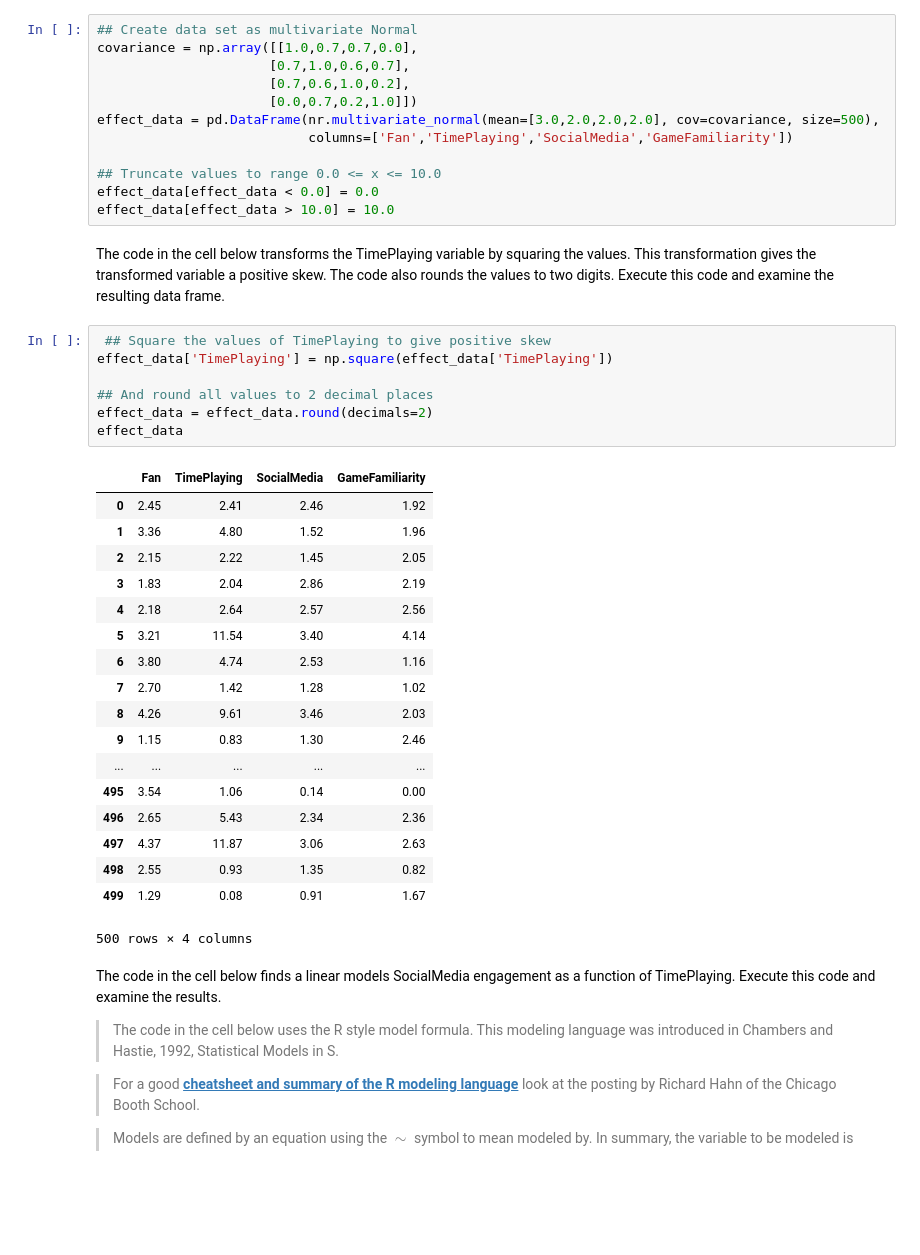
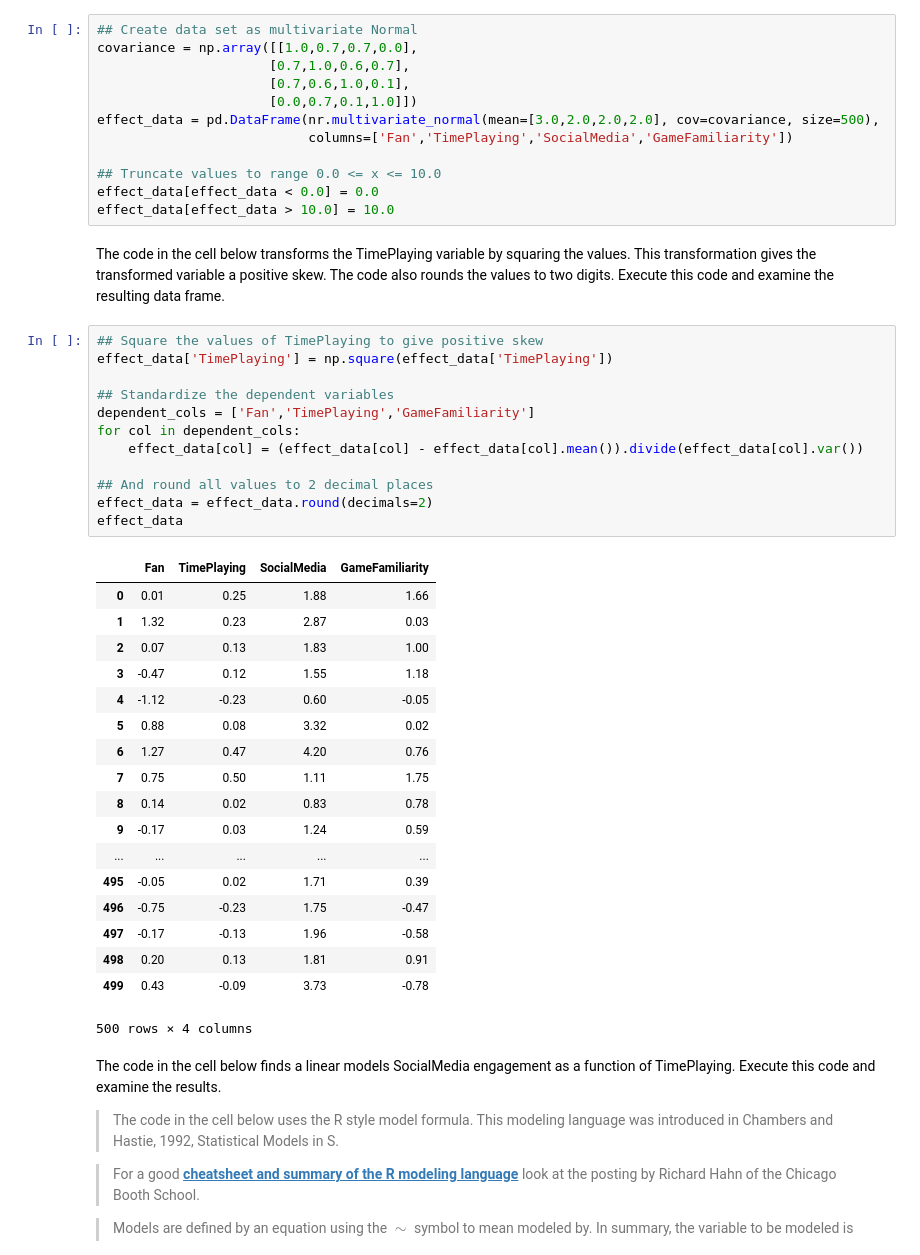
Before and after one commit to StephenElston/StatisticalMethodsForDataScience, a Jupyter notebook: ThinkingLikeAScientist/SocialMediaExample.ipynb, the cells around one changed output. Drawn from its saved outputs; the diff is of its cells as text; blank space fills up the shorter version.

```diff
--- a/ThinkingLikeAScientist/SocialMediaExample.ipynb
+++ b/ThinkingLikeAScientist/SocialMediaExample.ipynb
@@ -22,8 +22,8 @@ The code in the cell below generates synthetic data with characteristics of game
 ## Create data set as multivariate Normal
 covariance = np.array([[1.0,0.7,0.7,0.0],
                       [0.7,1.0,0.6,0.7],
-                      [0.7,0.6,1.0,0.2],
-                      [0.0,0.7,0.2,1.0]])
+                      [0.7,0.6,1.0,0.1],
+                      [0.0,0.7,0.1,1.0]])
 effect_data = pd.DataFrame(nr.multivariate_normal(mean=[3.0,2.0,2.0,2.0], cov=covariance, size=500),
                            columns=['Fan','TimePlaying','SocialMedia','GameFamiliarity'])
 
@@ -33,30 +33,35 @@ effect_data[effect_data > 10.0] = 10.0
 # %% [markdown]
 The code in the cell below transforms the TimePlaying variable by squaring the values. This transformation gives the transformed variable a positive skew. The code also rounds the values to two digits. Execute this code and examine the resulting data frame.
 # %%
- ## Square the values of TimePlaying to give positive skew
+## Square the values of TimePlaying to give positive skew
 effect_data['TimePlaying'] = np.square(effect_data['TimePlaying'])
+
+## Standardize the dependent variables
+dependent_cols = ['Fan','TimePlaying','GameFamiliarity']
+for col in dependent_cols:
+    effect_data[col] = (effect_data[col] - effect_data[col].mean()).divide(effect_data[col].var())
 
 ## And round all values to 2 decimal places
 effect_data = effect_data.round(decimals=2)
 effect_data
 # %% [output]
 |  | Fan | TimePlaying | SocialMedia | GameFamiliarity |
-| 0 | 2.45 | 2.41 | 2.46 | 1.92 |
-| 1 | 3.36 | 4.80 | 1.52 | 1.96 |
-| 2 | 2.15 | 2.22 | 1.45 | 2.05 |
-| 3 | 1.83 | 2.04 | 2.86 | 2.19 |
-| 4 | 2.18 | 2.64 | 2.57 | 2.56 |
-| 5 | 3.21 | 11.54 | 3.40 | 4.14 |
-| 6 | 3.80 | 4.74 | 2.53 | 1.16 |
-| 7 | 2.70 | 1.42 | 1.28 | 1.02 |
-| 8 | 4.26 | 9.61 | 3.46 | 2.03 |
-| 9 | 1.15 | 0.83 | 1.30 | 2.46 |
+| 0 | 0.01 | 0.25 | 1.88 | 1.66 |
+| 1 | 1.32 | 0.23 | 2.87 | 0.03 |
+| 2 | 0.07 | 0.13 | 1.83 | 1.00 |
+| 3 | -0.47 | 0.12 | 1.55 | 1.18 |
+| 4 | -1.12 | -0.23 | 0.60 | -0.05 |
+| 5 | 0.88 | 0.08 | 3.32 | 0.02 |
+| 6 | 1.27 | 0.47 | 4.20 | 0.76 |
+| 7 | 0.75 | 0.50 | 1.11 | 1.75 |
+| 8 | 0.14 | 0.02 | 0.83 | 0.78 |
+| 9 | -0.17 | 0.03 | 1.24 | 0.59 |
 | ... | ... | ... | ... | ... |
-| 495 | 3.54 | 1.06 | 0.14 | 0.00 |
-| 496 | 2.65 | 5.43 | 2.34 | 2.36 |
-| 497 | 4.37 | 11.87 | 3.06 | 2.63 |
-| 498 | 2.55 | 0.93 | 1.35 | 0.82 |
-| 499 | 1.29 | 0.08 | 0.91 | 1.67 |
+| 495 | -0.05 | 0.02 | 1.71 | 0.39 |
+| 496 | -0.75 | -0.23 | 1.75 | -0.47 |
+| 497 | -0.17 | -0.13 | 1.96 | -0.58 |
+| 498 | 0.20 | 0.13 | 1.81 | 0.91 |
+| 499 | 0.43 | -0.09 | 3.73 | -0.78 |
 500 rows × 4 columns
 # %% [markdown]
 The code in the cell below finds a linear models SocialMedia engagement as a function of TimePlaying. Execute this code and examine the results.
```
Also changed, not shown: parts of 7 cells of this notebook.
